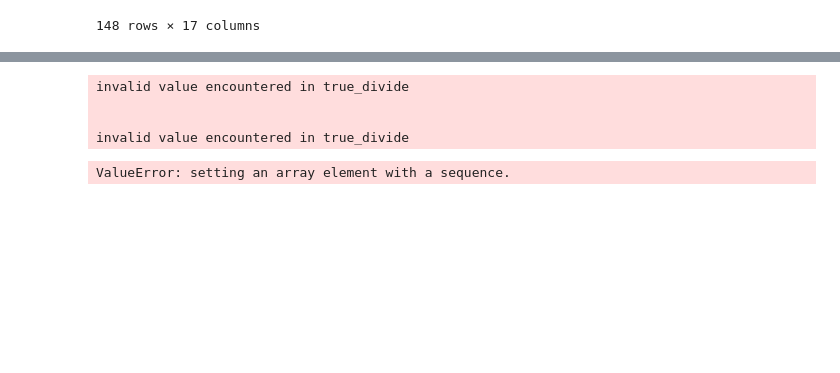
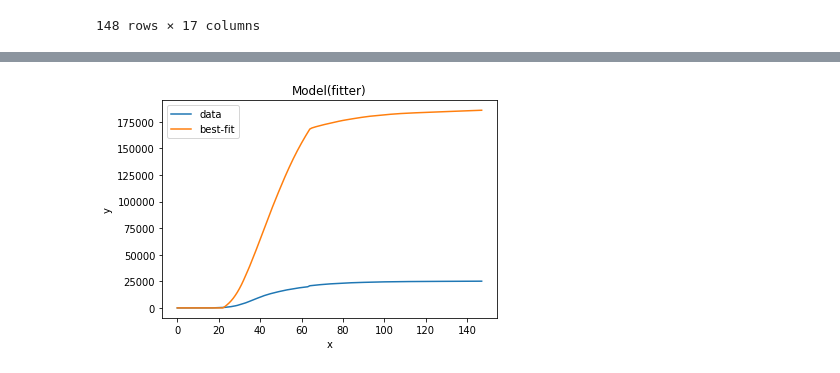
Before and after one commit to rishabhrshanbhag/Datathon-Northeastern-2020-Abdul-Yashvin-Rishabh, a Jupyter notebook: SIR model building tryouts/SIR_AR.ipynb, the cells around one changed output, grey strips where cells are left out. Cells and saved outputs as stored; diff of their text form; code cells hidden in the pictures; blank space fills up the shorter version.

```diff
--- a/SIR model building tryouts/SIR_AR.ipynb
+++ b/SIR model building tryouts/SIR_AR.ipynb
@@ -58,16 +57,16 @@ import matplotlib.pyplot as plt
 %matplotlib inline
 
 # The SIR model differential equations.
-def deriv(y, t, beta, gamma, sigma, N, p_I_to_C, p_C_to_D,ho,io,vo,r_I_to_C,r_C_to_D,r_C_to_R):
+def deriv(y, t, beta, r_I_to_C, r_C_to_D, r_C_to_R,ho,io,vo, gamma, sigma, N, prob_I_to_C, prob_C_to_D):
     S, E, I, C, R, D = y
     t= int(t)
 
     dSdt = -beta(t)*I*S/N
     dEdt = beta(t)*I*S/N - sigma*1*E
-    dIdt = (sigma*1*E) - (r_I_to_C(t)*p_I_to_C*ho[t]) - (gamma*(1-p_I_to_C)*(I-ho[t]))
-    dCdt = (r_I_to_C(t)*p_I_to_C*ho[t]) - (r_C_to_D(t)*p_C_to_D*vo[t]) - r_C_to_R(t)*(1-p_C_to_D)*vo[t] - (1*1*(io-vo))
-    dRdt = (gamma*(1-p_I_to_C)*I-ho[t]) + r_C_to_R(t)*(1-p_C_to_D)*vo[t]
-    dDdt = (r_C_to_D(t)*p_C_to_D*vo[t]) + (1*1*(io-vo))
+    dIdt = (sigma*1*E) - (r_I_to_C(t)*prob_I_to_C*ho[t]) - (gamma*(1-prob_I_to_C)*(I-ho[t]))
+    dCdt = (r_I_to_C(t)*prob_I_to_C*ho[t]) - (r_C_to_D(t)*prob_C_to_D*vo[t]) - r_C_to_R(t)*(1-prob_C_to_D)*vo[t] - (1*1*(io[t]-vo[t]))
+    dRdt = (gamma*(1-prob_I_to_C)*I-ho[t]) + r_C_to_R(t)*(1-prob_C_to_D)*vo[t]
+    dDdt = (r_C_to_D(t)*prob_C_to_D*vo[t]) + (1*1*(io[t]-vo[t]))
     return dSdt, dEdt, dIdt, dCdt, dRdt, dDdt
 # %%
 gamma = 1.0/9.0
@@ -81,13 +80,19 @@ def Model(active, deaths, deaths_increase, recovered, ho, io, vo, positive,
           R_0_start, k, x0, R_0_end, prob_I_to_C, prob_C_to_D):
 
     def r_I_to_C(t):
-        return(vo[int(t)]/active[int(t)])
+        if active[int(t)]!=0:
+            return(vo[int(t)]/active[int(t)])
+        return 0
 
     def r_C_to_D(t):
-        return(deaths_increase[int(t)]/vo[int(t)])
+        if vo[int(t)]!=0:
+            return(deaths_increase[int(t)]/vo[int(t)])
+        return 0
 
     def r_C_to_R(t):
-        return(recovered[int(t)]/np.sum(vo[:int(t)+1]))
+        if np.sum(vo[:int(t)+1])!=0:
+            return(recovered[int(t)]/np.sum(vo[:int(t)+1]))
+        return 1
 
     def beta(t):
         return logistic_R_0(t, R_0_start, k, x0, R_0_end) * gamma
@@ -96,12 +101,12 @@ def Model(active, deaths, deaths_increase, recovered, ho, io, vo, positive,
     N = 19453556
     y0 = N-1.0, 1.0, 0.0, 0.0, 0.0, 0.0
     t = np.linspace(0, days-1, days,dtype = int)
-    ret = odeint(deriv, y0, t, args=(beta, gamma, sigma, N, prob_I_to_C, prob_C_to_D, ho, io, vo,
-                                     r_I_to_C,
-                                     r_C_to_D,
-                                     r_C_to_R))
+    ret = odeint(deriv, y0, t, args=(beta, r_I_to_C, r_C_to_D, r_C_to_R,ho,io,vo, gamma, sigma,
+                                     N, prob_I_to_C, prob_C_to_D))
     S, E, I, C, R, D = ret.T
     R_0_over_time = [beta(i)/gamma for i in range(len(t))]
+
+    return t, S, E, I, C, R, D, R_0_over_time, prob_I_to_C, prob_C_to_D
 # %%
 params_init_min_max = {"R_0_start":(3.0, 2.0, 5.0), "k":(2.5, 0.01, 5.0), "x0": (90, 0, 120),
                        "R_0_end":(0.9, 0.3, 3.5), "prob_I_to_C":(0.05, 0.01, 0.1), "prob_C_to_D":(0.5, 0.05, 0.8)}
@@ -114,7 +119,7 @@ def fitter(x, R_0_start, k, x0, R_0_end, prob_I_to_C, prob_C_to_D):
 mod = lmfit.Model(fitter)
 
 for kwarg, (init, mini, maxi) in params_init_min_max.items():
-    mod.set_param_hint(str(kwarg), value=init, min=mini, max=maxi, vary=True)
+    mod.set_param_hint(str(kwarg), value=init, vary=True)
 
 params = mod.make_params()
 fit_method = "leastsq"
@@ -122,9 +127,7 @@ fit_method = "leastsq"
 x_data = np.linspace(0, days - 1, days, dtype=int)
 y_data = deaths
 result = mod.fit(y_data, params, method="least_squares", x=x_data)
-# %% [output]
-invalid value encountered in true_divide
-
-
-invalid value encountered in true_divide
-ValueError: setting an array element with a sequence.
+# %%
+result.plot_fit(datafmt="-");
+# %% [output]
+[figure, added]
```
Also changed, not shown: parts of 1 cell of this notebook.
